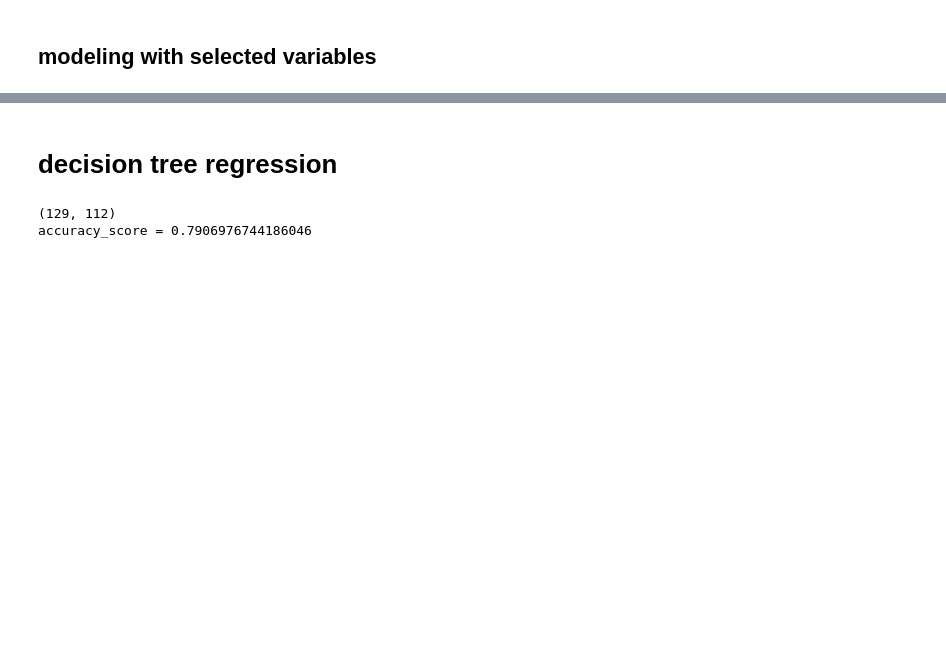
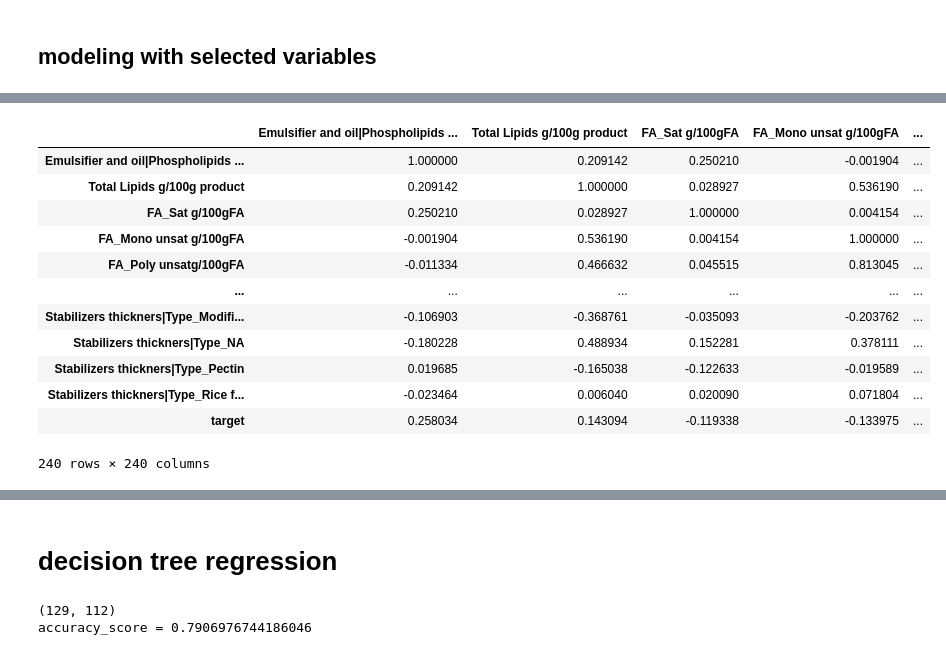
Before and after one commit to sun-qibo/sta_master_emulsifying_liquids, a Jupyter notebook: STA_worksession_20231127_modeling.ipynb, the cells around one changed output, grey strips where cells are left out. Saved outputs shown, nothing was run; the diff lists cells and outputs as text; code cells hidden in the pictures; blank space fills up the shorter version.

```diff
--- a/STA_worksession_20231127_modeling.ipynb
+++ b/STA_worksession_20231127_modeling.ipynb
@@ -592,0 +448,19 @@ df_cluster[df_cluster["Pasteurization  homo|P Pasto/homo bar first"] > 500]
+# %%
+X_for_corr, _ = process_for_clf(df_processed)
+X_for_corr = pd.concat([X_for_corr, df_processed.target], axis=1)
+correlation_matrix = X_for_corr.corr()
+correlation_matrix
+# %% [output]
+|  | Emulsifier and oil|Phospholipids ... | Total Lipids g/100g product | FA_Sat g/100gFA | FA_Mono unsat g/100gFA | ... |
+| Emulsifier and oil|Phospholipids ... | 1.000000 | 0.209142 | 0.250210 | -0.001904 | ... |
+| Total Lipids g/100g product | 0.209142 | 1.000000 | 0.028927 | 0.536190 | ... |
+| FA_Sat g/100gFA | 0.250210 | 0.028927 | 1.000000 | 0.004154 | ... |
+| FA_Mono unsat g/100gFA | -0.001904 | 0.536190 | 0.004154 | 1.000000 | ... |
+| FA_Poly unsatg/100gFA | -0.011334 | 0.466632 | 0.045515 | 0.813045 | ... |
+| ... | ... | ... | ... | ... | ... |
+| Stabilizers thickners|Type_Modifi... | -0.106903 | -0.368761 | -0.035093 | -0.203762 | ... |
+| Stabilizers thickners|Type_NA | -0.180228 | 0.488934 | 0.152281 | 0.378111 | ... |
+| Stabilizers thickners|Type_Pectin | 0.019685 | -0.165038 | -0.122633 | -0.019589 | ... |
+| Stabilizers thickners|Type_Rice f... | -0.023464 | 0.006040 | 0.020090 | 0.071804 | ... |
+| target | 0.258034 | 0.143094 | -0.119338 | -0.133975 | ... |
+240 rows × 240 columns
```
Also changed, not shown: parts of 29 cells of this notebook.
